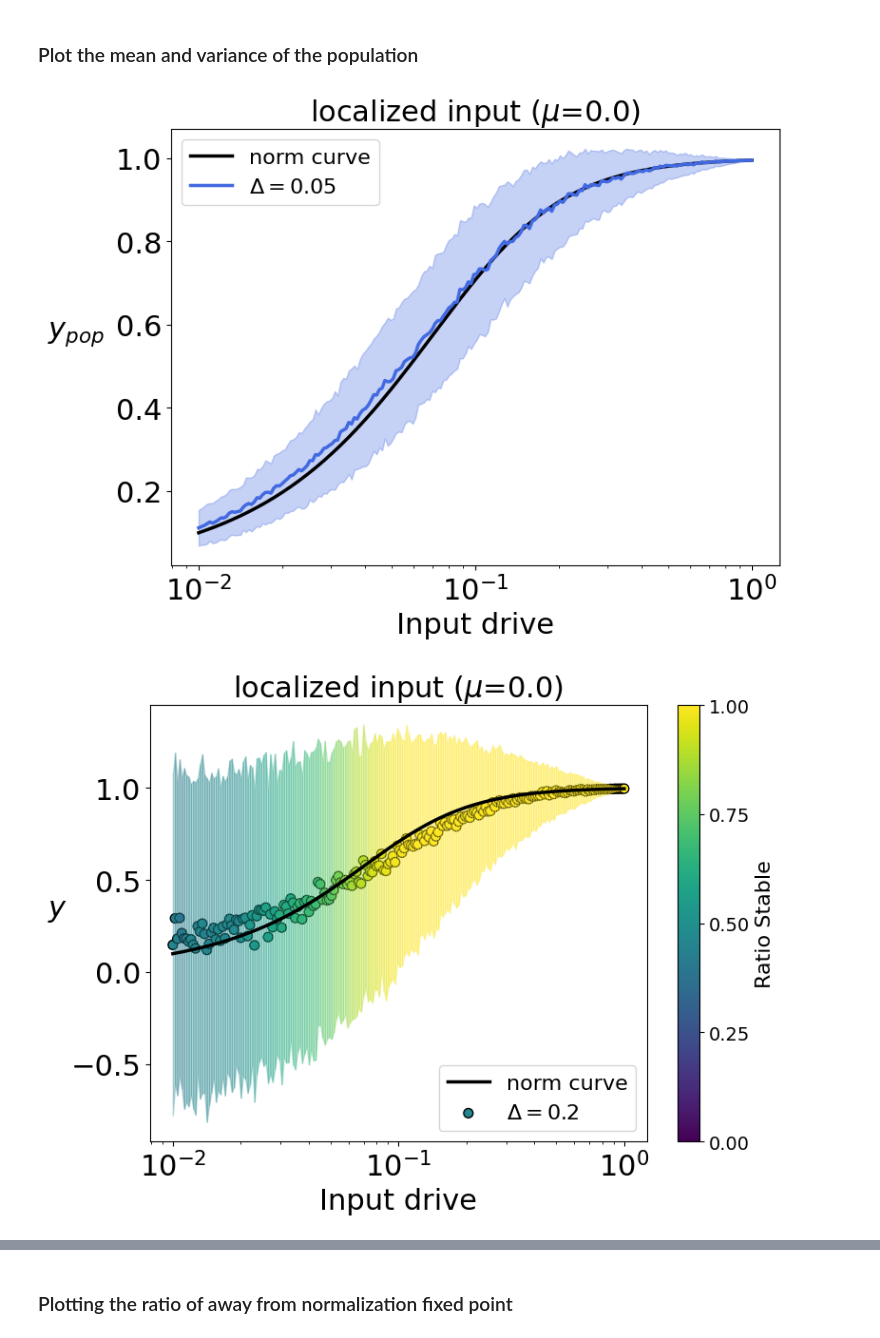
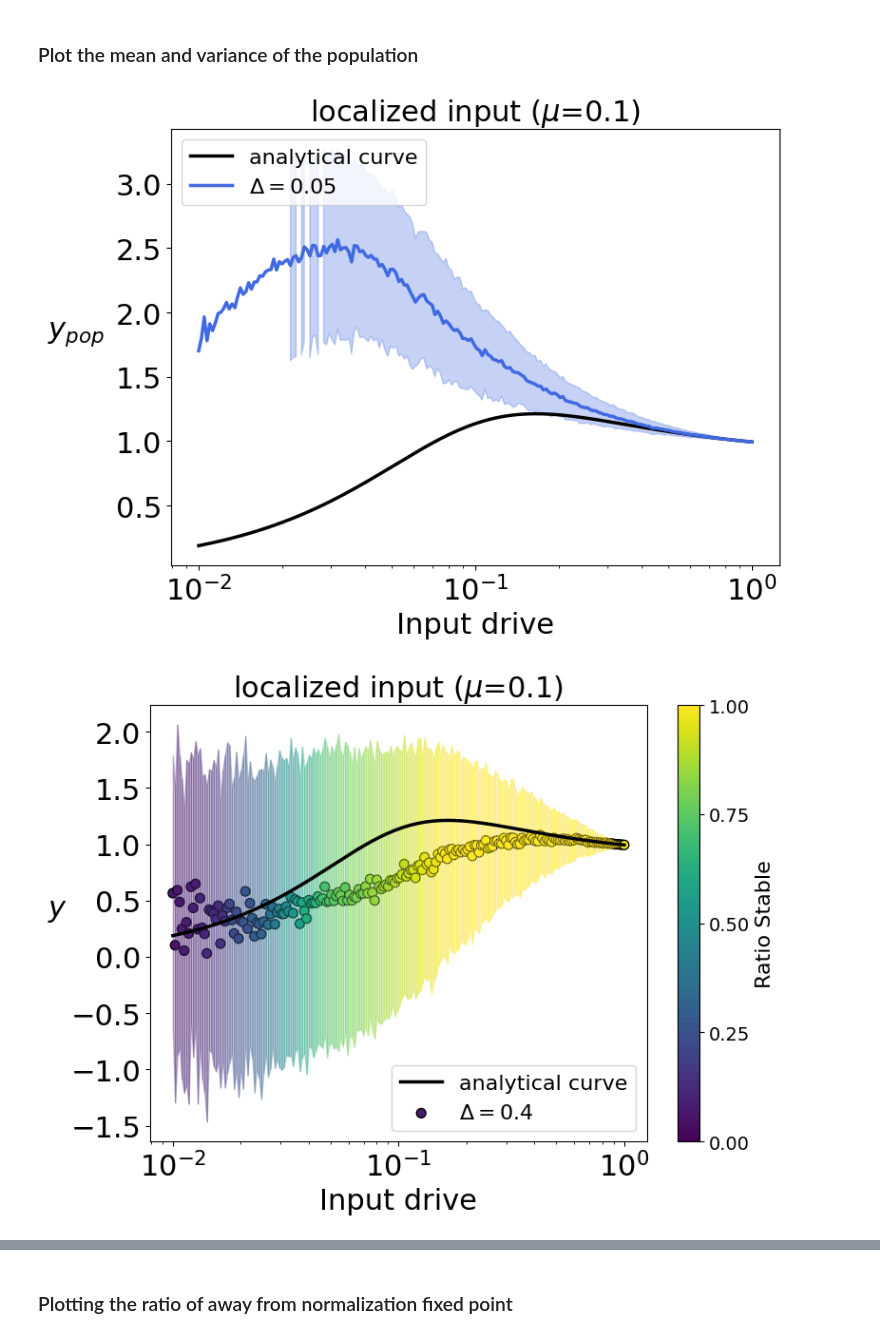
Before and after one commit to shivangrawat/perturbed_organics, a Jupyter notebook: examples/plot_lines_localized.ipynb, the cells around one changed output, grey strips where cells are left out. Saved outputs shown, nothing was run; the diff lists cells and outputs as text; code cells hidden in the pictures.

Commit message:
added analytical mean for non-zero mean

```diff
--- a/examples/plot_lines_localized.ipynb
+++ b/examples/plot_lines_localized.ipynb
@@ -19,11 +19,11 @@ import perturbed_organics.utils as utils
 # plt.rc('font', family='serif')
 # device = torch.device("cuda" if torch.cuda.is_available() else "cpu")
 # %%
-# input_type = 'delocalized'
 input_type = 'localized'
-mu = "0.0"
+mu = "0.1"
+mu_val = float(mu)
 
-folder_path = f'/vast/sr6364/perturbed_organics/data/curves1/{input_type}/'
+folder_path = f'/vast/sr6364/perturbed_organics/data/sup/{input_type}/'
 # %%
 # This dictionary will map each tensor name (file name without .pt)
 # to a dictionary that maps deltaval values to the loaded tensor.
@@ -98,12 +105,12 @@ plt.figure(figsize=(8, 6))
 
 # Get all the delta values and sort them (assuming they are numeric)
 # delta_keys = sorted(actual_fp_y_dict.keys())
-delta_keys = [0.05]
+delta_keys = [0.1]
 min_delta = min(delta_keys)
 max_delta = max(delta_keys)
 
 # calculte and plot the normalization curve
-plot = plt.plot(input_range, norm_sol_idx, label=f"norm curve", color='black', linewidth=2.5)
+plot = plt.plot(input_range, analytical_mean, label=f"analytical curve", color='black', linewidth=2.5)
 
 for i, delta_val in enumerate(delta_keys):
     actual_fp_y = actual_fp_y_dict[delta_val]
@@ -115,7 +122,7 @@ for i, delta_val in enumerate(delta_keys):
     y_val_mean = torch.nanmean(y_val, dim=2)
 
     # y_val_std = torch.std(y_val, dim=2) / np.sqrt(num_trials)
-    y_val_std = torch.std(y_val, dim=2)
+    y_val_std = utils.nanstd(y_val, dim=2)
 
     # plot = plt.plot(input_range, y_val_mean[0, :], label=f"$\Delta = {delta_val}$", color=plt.cm.viridis(i / len(delta_keys)), linewidth=2.5)
     # plt.fill_between(input_range, y_val_mean[0, :] - y_val_std[0, :], y_val_mean[0, :] + y_val_std[0, :], alpha=0.3, color=plt.cm.viridis(i / len(delta_keys)))
@@ -216,6 +223,9 @@ for input_norm in input_range:
     norm_eqn = torch.sqrt(z ** 2 / (params['sigma']**2 + torch.norm(z) ** 2))
     norm_sol.append(torch.norm(norm_eqn).item())
 norm_sol = np.array(norm_sol)
+
+G = (1 - np.sqrt(params['sigma'] ** 2 + input_range ** 2)) / (params['sigma'] ** 2 + input_range ** 2)
+anaytical_pop_mean = norm_sol + mu_val * input_range * G
 # %%
 plt.figure(figsize=(8, 6))
 
@@ -226,38 +236,38 @@ min_delta = min(delta_keys)
 max_delta = max(delta_keys)
 
 # calculte and plot the normalization curve
-plot = plt.plot(input_range, norm_sol, label=f"norm curve", color='black', linewidth=2.5)
+plot = plt.plot(input_range, anaytical_pop_mean, label=f"analytical curve", color='black', linewidth=2.5)
 
 for i, delta_val in enumerate(delta_keys):
     actual_fp_y = actual_fp_y_dict[delta_val]
     pop_avg_y = torch.sum(actual_fp_y, dim=3)
 
     # y_ratio_mean = torch.mean(y_ratio, dim=2)
     y_val_mean = torch.nanmean(pop_avg_y, dim=2)
 
     # y_val_std = torch.std(y_val, dim=2) / np.sqrt(num_trials)
     y_val_std = torch.std(pop_avg_y, dim=2)  ## no sqrt here check this
 
     # plot = plt.plot(input_range, y_val_mean[0, :], label=f"$\Delta = {delta_val}$", color=plt.cm.viridis(i / len(delta_keys)), linewidth=2.5)
     # plt.fill_between(input_range, y_val_mean[0, :] - y_val_std[0, :], y_val_mean[0, :] + y_val_std[0, :], alpha=0.3, color=plt.cm.viridis(i / len(delta_keys)))
 
     plot = plt.plot(input_range, y_val_mean[0, :], label=f"$\Delta = {delta_val}$", color='royalblue', linewidth=2.5)
     plt.fill_between(input_range, y_val_mean[0, :] - y_val_std[0, :], y_val_mean[0, :] + y_val_std[0, :], alpha=0.3, color='royalblue')
 
 plt.xlabel('Input drive', fontsize=22)
 plt.ylabel(r"$y_{pop}$", fontsize=22, rotation=0, labelpad=30)
 plt.title(f"{input_type} input ($\mu$={mu})", fontsize=22)
 # plot x axis logscale
 plt.xscale('log')
 # plt.ylim([-0.05, 2])
 plt.legend(fontsize=16, loc='upper left')
 plt.xticks(fontsize=22)
 plt.yticks(fontsize=22)
 plt.tight_layout()
 # save this plot
 plt.show()
 # %% [output]
-[figure, old version]
+[figure, new version]
 # %%
 plt.figure(figsize=(8, 6))
 
@@ -267,12 +277,12 @@ norm = plt.Normalize(vmin=0, vmax=1)
 
 # Get all the delta values and sort them (assuming they are numeric)
 # delta_keys = sorted(actual_fp_y_dict.keys())
-delta_keys = [0.2]
+delta_keys = [0.4]
 min_delta = min(delta_keys)
 max_delta = max(delta_keys)
 
 # plot the norm curve
-plot = plt.plot(input_range, norm_sol_idx, label=f"norm curve", color='black', linewidth=2.5)
+plot = plt.plot(input_range, anaytical_pop_mean, label=f"analytical curve", color='black', linewidth=2.5)
 
 for i, delta_val in enumerate(delta_keys):
     actual_fp_y = actual_fp_y_dict[delta_val]
@@ -322,7 +332,7 @@ plt.savefig(f'../figures/fig2/fig2_{input_type}_{delta_val}.png', bbox_inches='t
 plt.savefig(f'../figures/fig2/fig2_{input_type}_{delta_val}.svg', format='svg', bbox_inches='tight', dpi=300)
 plt.show()
 # %% [output]
-[figure, old version]
+[figure, new version]
 # %%
 plt.figure(figsize=(8, 6))
 
```
Also changed, not shown: parts of 4 cells of this notebook, 7 other files.
